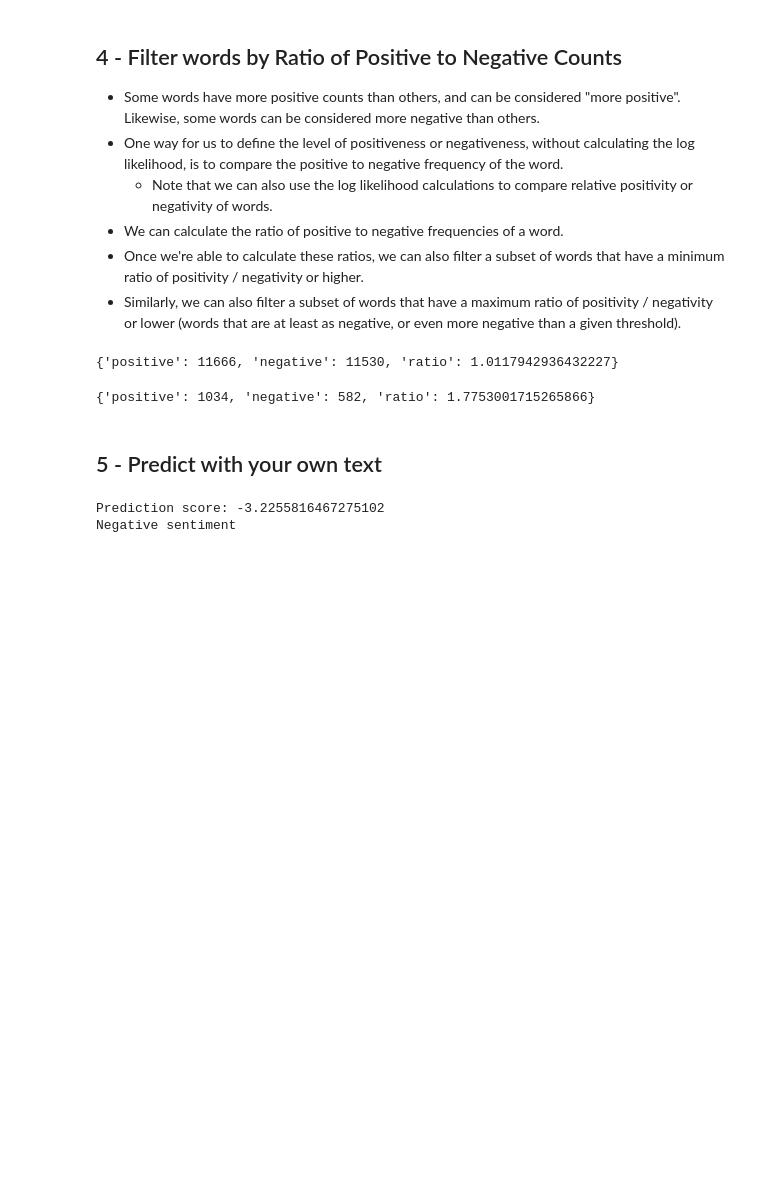
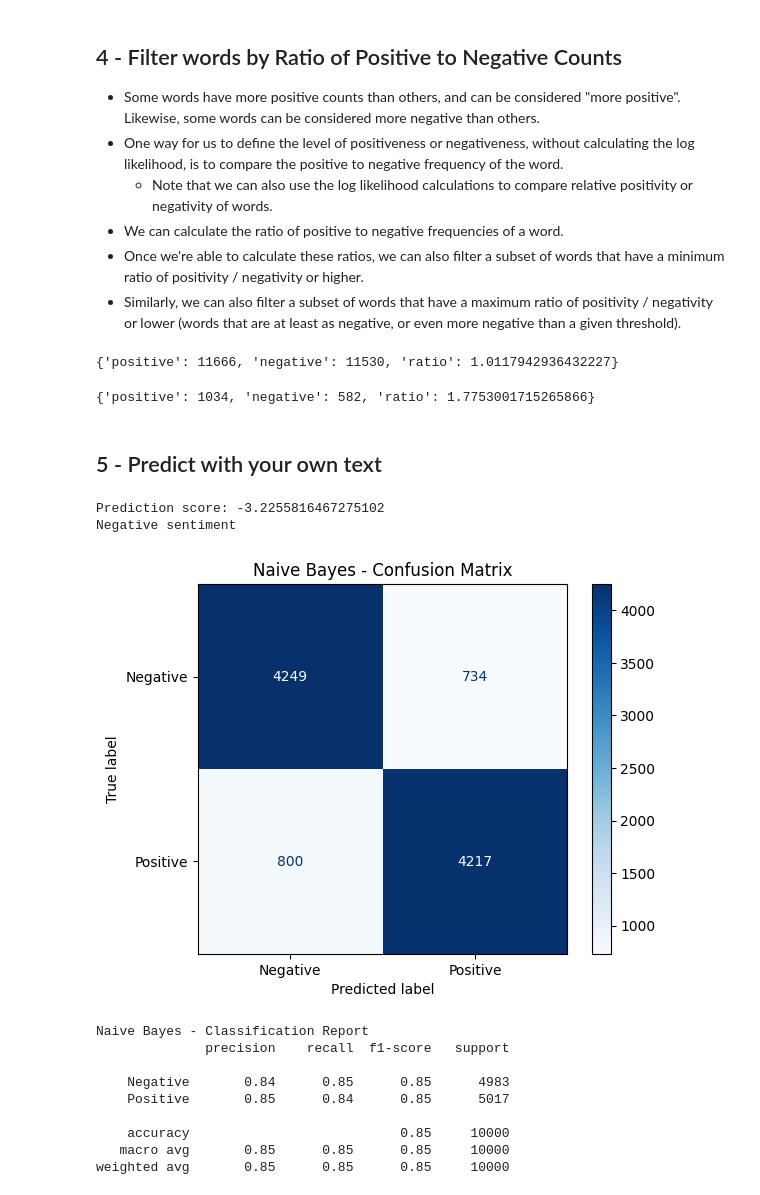
Before and after one commit to mervepakcan/Sentiment_Analysis_Logistic_Regression_Naive_Bayes, a Jupyter notebook: IMDB_Sent_Analysis_NB_Merve_Pakcan.ipynb, the cells around one changed output. Saved outputs shown, nothing was run; the diff lists cells and outputs as text; code cells hidden in the pictures; blank space fills up the shorter version.

```diff
--- a/IMDB_Sent_Analysis_NB_Merve_Pakcan.ipynb
+++ b/IMDB_Sent_Analysis_NB_Merve_Pakcan.ipynb
@@ -434,0 +403,26 @@ Naive Bayes accuracy = 0.8466
+# %%
+# Clean the test data
+test_x_clean = [' '.join(process_text(text)) for text in test_x]
+
+def test_naive_bayes(test_x, test_y, logprior, loglikelihood):
+    y_hats = []
+
+    for x in test_x:
+        p = naive_bayes_predict(x, logprior, loglikelihood)
+        y_hat = 1 if p > 0 else 0
+        y_hats.append(y_hat)
+
+    return np.array(y_hats)
+
+
+
+
+y_pred_nb = test_naive_bayes(test_x_clean, test_y, logprior, loglikelihood)
+
+y_true_nb = test_y.flatten()
+
+
+from sklearn.metrics import accuracy_score
+acc = accuracy_score(y_true_nb, y_pred_nb)
+
+print("Naive Bayes accuracy = %.4f" % acc)
@@ -495,3 +511,28 @@ else:
 # %% [output]
 Prediction score: -3.2255816467275102
 Negative sentiment
+# %%
+from sklearn.metrics import confusion_matrix, ConfusionMatrixDisplay, classification_report
+import matplotlib.pyplot as plt
+
+# Confusion Matrix
+cm = confusion_matrix(y_true_nb, y_pred_nb)
+disp = ConfusionMatrixDisplay(confusion_matrix=cm, display_labels=['Negative', 'Positive'])
+disp.plot(cmap='Blues')
+plt.title('Naive Bayes - Confusion Matrix')
+plt.show()
+
+# Classification Report
+print("Naive Bayes - Classification Report")
+print(classification_report(y_true_nb, y_pred_nb, target_names=['Negative', 'Positive']))
+# %% [output]
+[figure, added]
+Naive Bayes - Classification Report
+              precision    recall  f1-score   support
+
+    Negative       0.84      0.85      0.85      4983
+    Positive       0.85      0.84      0.85      5017
+
+    accuracy                           0.85     10000
+   macro avg       0.85      0.85      0.85     10000
+weighted avg       0.85      0.85      0.85     10000
```
Also changed, not shown: parts of 4 cells of this notebook, 3 other files.
